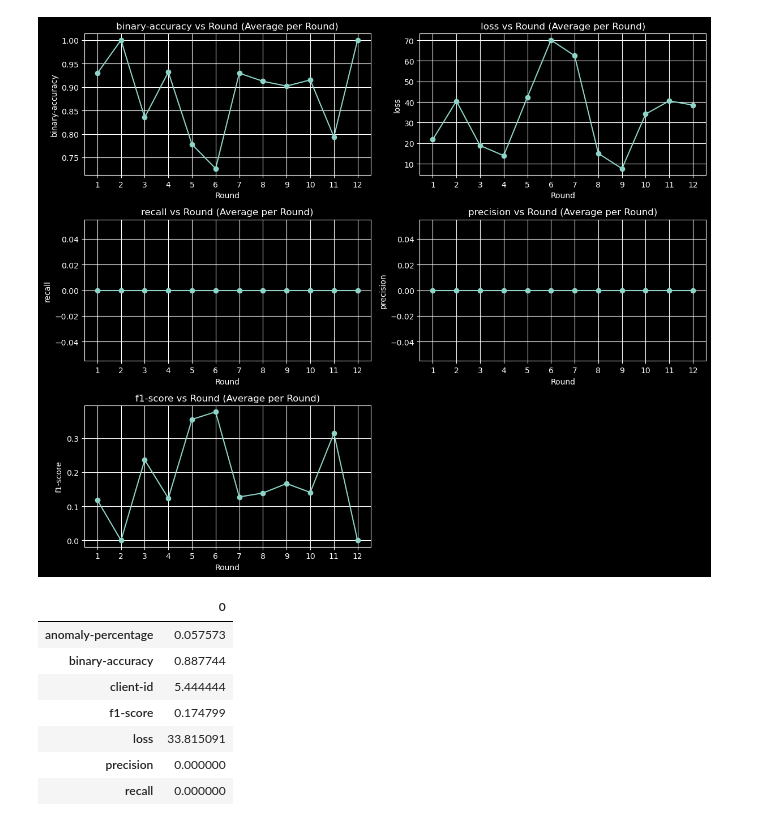
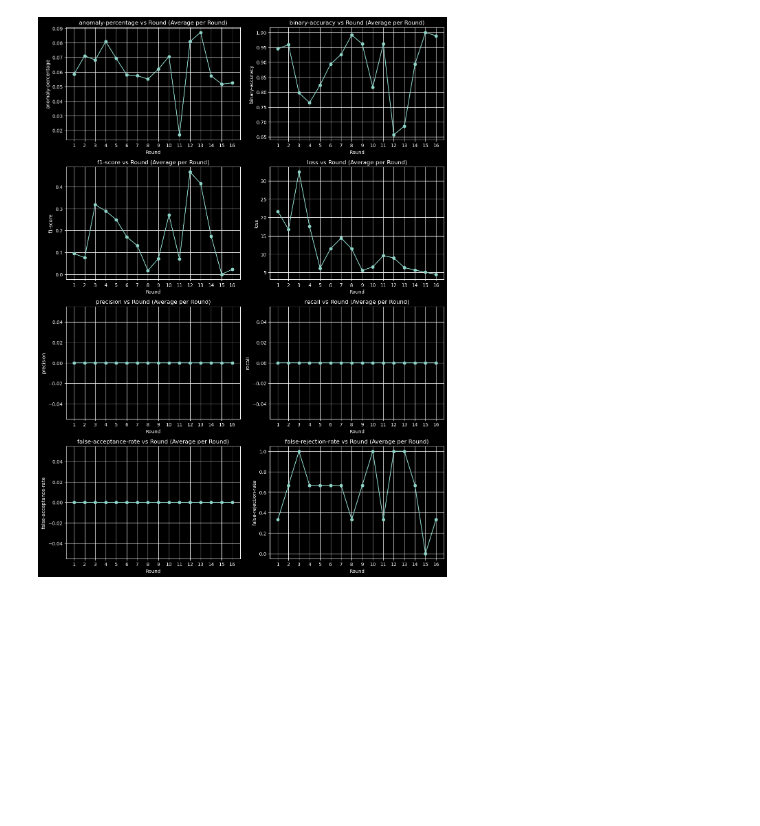
Before and after one commit to redawkin/federated-continuous-authentication, a Jupyter notebook: fed_continuous_auth.ipynb, the cells around one changed output. Saved outputs shown, nothing was run; the diff lists cells and outputs as text; code cells hidden in the pictures; blank space fills up the shorter version.

```diff
--- a/fed_continuous_auth.ipynb
+++ b/fed_continuous_auth.ipynb
@@ -6,17 +6,17 @@ run_config = {
     "test-percentage" : 0.20,
     "validation-percentage" : 0.20,
     "local-epochs" : 3,
-    "num-server-rounds": 13,
+    "num-server-rounds": 16,
     "batch-size" : 128,
     "verbose" : False,
     "data-dir" : "datasets/Behacom",
     "anomaly-percentage-target":.1,
-    "normalization_winsorization-outlier-threshold": 2,
-    "normalization_winsorization-enable": False,
+    "normalization_winsorization-outlier-threshold": 3,
+    "normalization_winsorization-enable": True,
     "normalization_winsorization-bounds": 0.1,
     "accuracy-threshold": 0.7,
     "num-clients": 12,
-    "client-sample":0.25,
+    "client-sample":.25,
     "dp_enable": False,
     "dp_noise-multiplier":1.1,
     "dp_clipping-norm":1.2
@@ -383,7 +383,7 @@ def load_model(features_count: int, look_back: int, learning_rate: float, accura
     model = Sequential([
         Input(shape=(look_back, features_count)),
 
-        Conv1D(filters=64, kernel_size=3, activation='relu', padding='same'),
+        Conv1D(filters=64, kernel_size=2, activation='relu', padding='same'),
         MaxPooling1D(pool_size=2),
 
         Bidirectional(
@@ -428,7 +428,11 @@ def load_model(features_count: int, look_back: int, learning_rate: float, accura
         BinaryAccuracy(name="binary_accuracy", dtype=int, threshold=accuracy_threshold),
         Recall(),
         Precision(),
-        F1Score()
+        F1Score(),
+        TruePositives(),
+        TrueNegatives(),
+        FalseNegatives(),
+        FalsePositives(),
     ]
 
     # Compile the model
@@ -879,15 +961,15 @@ df
 import matplotlib.pyplot as plt
 
 # List of metrics to plot
-metrics_to_plot = ['binary-accuracy', 'loss', 'recall', 'precision', 'f1-score']
+results_to_plot = results.drop(columns=['false-negatives', 'false-positives','true-negatives', 'true-positives'])
 
 def plot_round_metrics_per_client(data: pd.DataFrame) -> None:
     # Create a figure with subplots for each metric
-    plt.figure(figsize=(12, 10))
+    plt.figure(figsize=(12, 20))
 
     # Loop through each metric and plot its values vs. rounds
-    for idx, metric in enumerate(metrics_to_plot, 1):
-        plt.subplot(3, 2, idx)
+    for idx, metric in enumerate(data.columns, 1):
+        plt.subplot(5, 2, idx)
         for client_id in data[client_id_key].unique():
             # Filter data for the current client_id
             client_data = data[data[client_id_key] == client_id]
@@ -897,12 +979,12 @@ def plot_round_metrics_per_client(data: pd.DataFrame) -> None:
         plt.xlabel('Round')
         plt.ylabel(metric)
         plt.grid(True)
-        plt.xticks(ticks=range(1,df[current_round_key].max() + 1))
+        plt.xticks(ticks=range(1,data[current_round_key].max() + 1))
         plt.legend()
 
     plt.tight_layout()
     plt.show()
 
 
-plot_round_metrics_per_client(pd.DataFrame(federated_server.evaluate_results))
+plot_round_metrics_per_client(results_to_plot)
 # %% [output]
@@ -910,39 +992,28 @@ plot_round_metrics_per_client(pd.DataFrame(federated_server.evaluate_results))
 # %%
 import pandas as pd
 import matplotlib.pyplot as plt
 
 def plot_round_metrics(data: pd.DataFrame) -> None:
     # Calculate the average of each metric per round
-    avg_metrics_per_round = df.groupby(current_round_key)[metrics_to_plot].mean()
+    avg_metrics_per_round = data.drop(columns=[client_id_key]).groupby(current_round_key).mean()
 
 
     # Plot the average values for each metric
-    plt.figure(figsize=(12, 10))
+    plt.figure(figsize=(12, 20))
 
-    for idx, metric in enumerate(metrics_to_plot, 1):
-        plt.subplot(3, 2, idx)  # Create a 3x2 grid of subplots
+    for idx, metric in enumerate(avg_metrics_per_round.columns, 1):
+        plt.subplot(5, 2, idx)  # Create a 3x2 grid of subplots
         plt.plot(avg_metrics_per_round.index, avg_metrics_per_round[metric], marker='o', label=f'Average {metric}')
         plt.title(f'{metric} vs Round (Average per Round)')
         plt.xlabel('Round')
-        plt.xticks(ticks=range(1,df[current_round_key].max() + 1))
+        plt.xticks(ticks=range(1,data[current_round_key].max() + 1))
         plt.ylabel(metric)
         plt.grid(True)
 
     plt.tight_layout()
     plt.show()
 
 
-plot_round_metrics(pd.DataFrame(federated_server.evaluate_results))
-pd.DataFrame(df.groupby(client_id_key)[metrics_to_plot].mean())
-pd.DataFrame(df.groupby(current_round_key)[metrics_to_plot].mean())
-pd.DataFrame(df.groupby(current_round_key).mean().mean())
+plot_round_metrics(results_to_plot)
 # %% [output]
-[figure, old version]
+[figure, new version]
-|  | 0 |
-| anomaly-percentage | 0.057573 |
-| binary-accuracy | 0.887744 |
-| client-id | 5.444444 |
-| f1-score | 0.174799 |
-| loss | 33.815091 |
-| precision | 0.000000 |
-| recall | 0.000000 |
```
Also changed, not shown: parts of 6 cells of this notebook.
